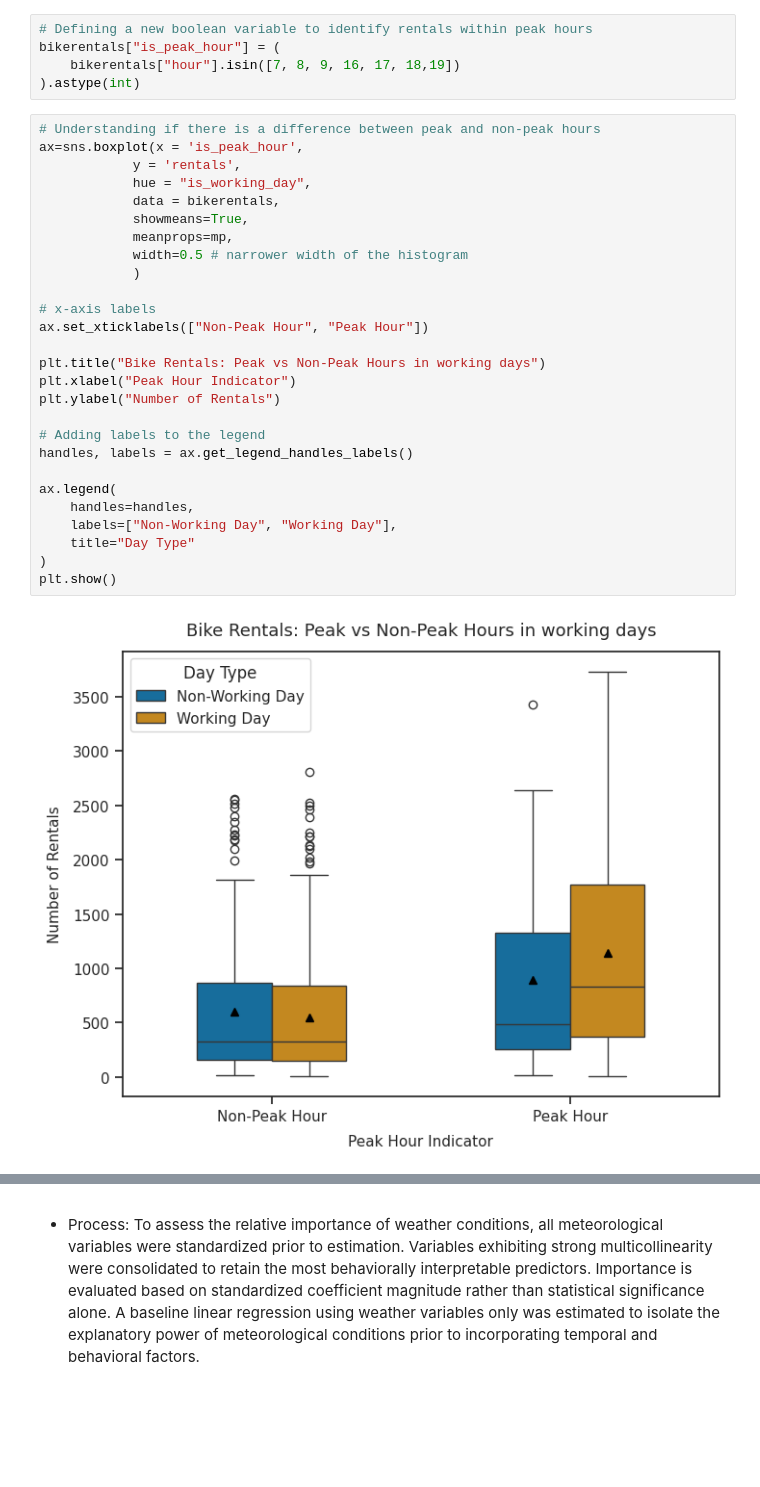
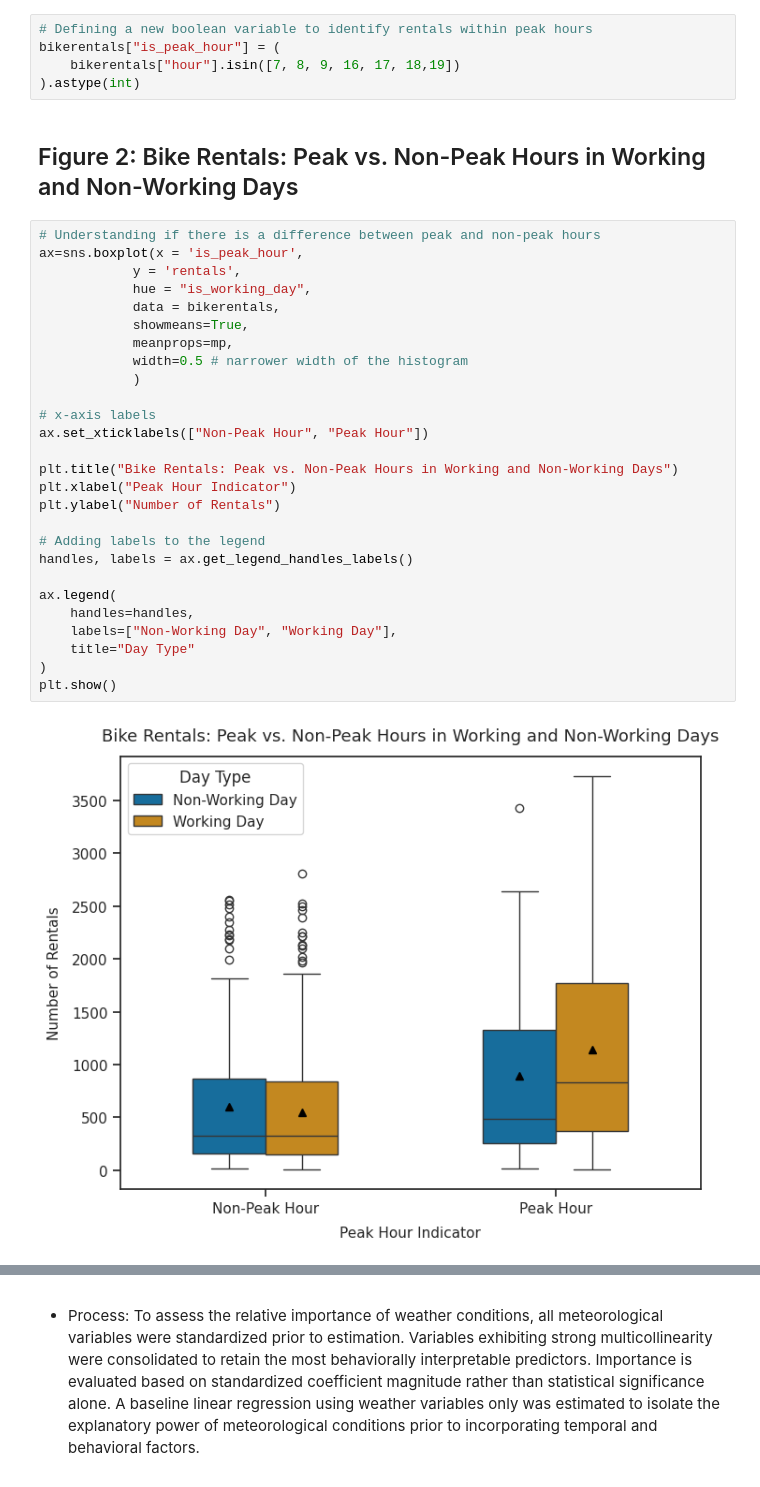
Before and after one commit to pablovitoria/business_analysis_structured_data, a Jupyter notebook: scripts/A1: Modeling Case Study - Bike Rentals in Chicago.ipynb, the cells around one changed output, grey strips where cells are left out. Drawn from its saved outputs; the diff is of its cells as text; blank space fills up the shorter version.

```diff
--- a/scripts/A1: Modeling Case Study - Bike Rentals in Chicago.ipynb
+++ b/scripts/A1: Modeling Case Study - Bike Rentals in Chicago.ipynb
@@ -176,33 +187,35 @@ plt.show()
 bikerentals["is_peak_hour"] = (
     bikerentals["hour"].isin([7, 8, 9, 16, 17, 18,19])
 ).astype(int)
+# %% [markdown]
+## Figure 2: Bike Rentals: Peak vs. Non-Peak Hours in Working and Non-Working Days
 # %%
 # Understanding if there is a difference between peak and non-peak hours
 ax=sns.boxplot(x = 'is_peak_hour',
             y = 'rentals',
             hue = "is_working_day",
             data = bikerentals,
             showmeans=True,
             meanprops=mp,
             width=0.5 # narrower width of the histogram
             )
 
 # x-axis labels
 ax.set_xticklabels(["Non-Peak Hour", "Peak Hour"])
 
-plt.title("Bike Rentals: Peak vs Non-Peak Hours in working days")
+plt.title("Bike Rentals: Peak vs. Non-Peak Hours in Working and Non-Working Days")
 plt.xlabel("Peak Hour Indicator")
 plt.ylabel("Number of Rentals")
 
 # Adding labels to the legend
 handles, labels = ax.get_legend_handles_labels()
 
 ax.legend(
     handles=handles,
     labels=["Non-Working Day", "Working Day"],
     title="Day Type"
 )
 plt.show()
 # %% [output]
-[figure, old version]
+[figure, new version]
 # %%
```
Also changed, not shown: parts of 36 cells of this notebook.
